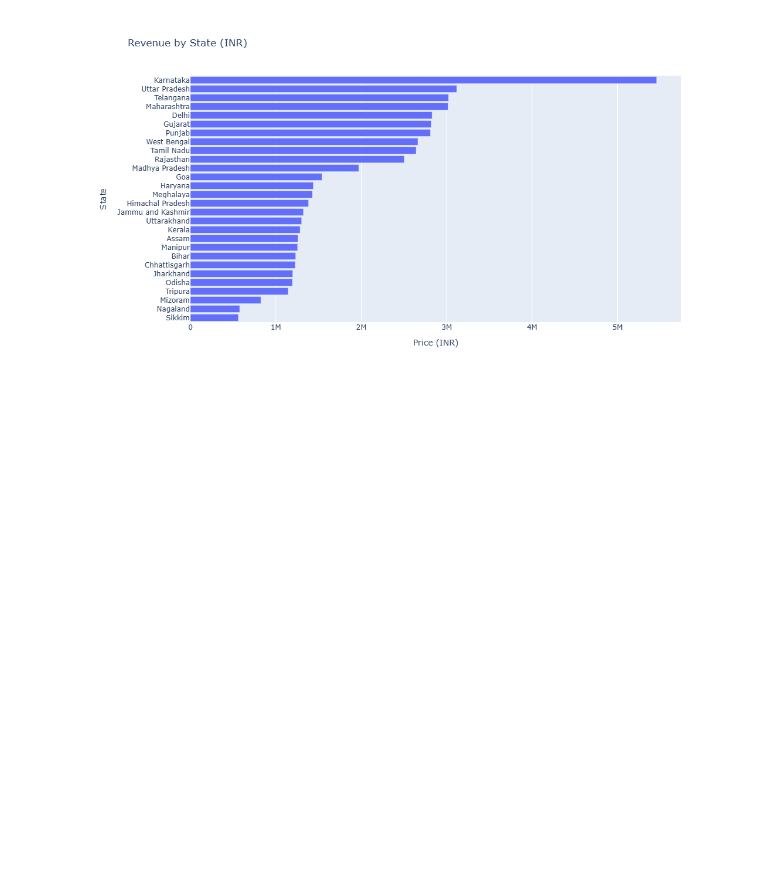
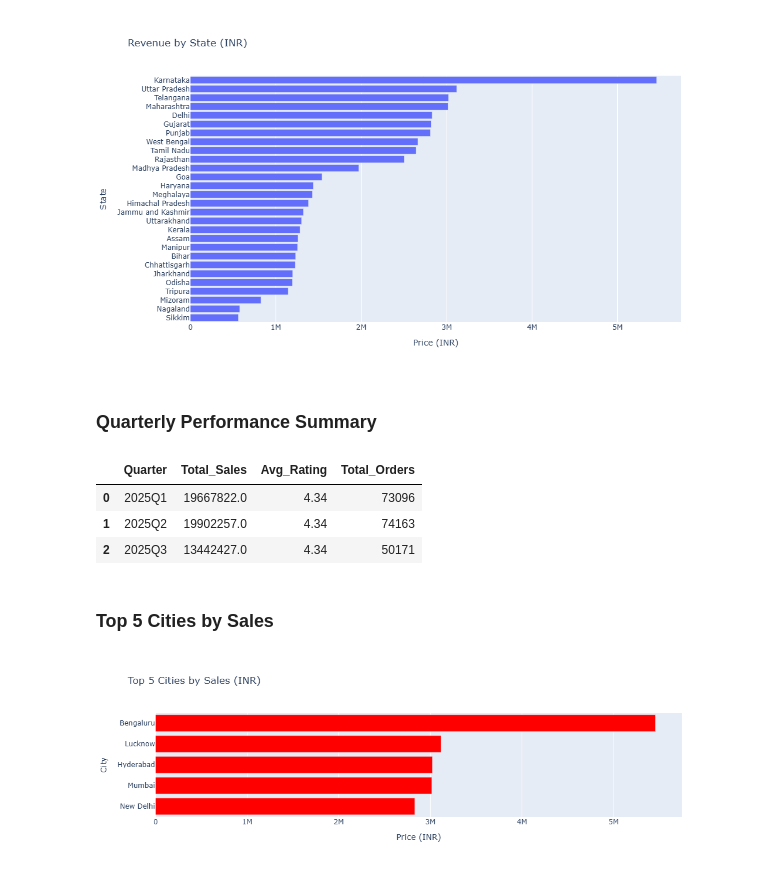
Before and after one commit to MrShuju/Swiggy-Sales-Dashboard, a Jupyter notebook: Swiggy Sales Analysis.ipynb, the cells around one changed output. Drawn from its saved outputs; the diff is of its cells as text; code cells hidden in the pictures; blank space fills up the shorter version.

```diff
--- a/Swiggy Sales Analysis.ipynb
+++ b/Swiggy Sales Analysis.ipynb
@@ -228,3 +228,48 @@ fig.update_layout(height=600, yaxis=dict(autorange="reversed"))
 fig.show()
 # %% [output]
 [figure]
+# %% [markdown]
+### Quarterly Performance Summary
+# %%
+df["Order_Date"] = pd.to_datetime(df["Order Date"])
+df["Quarter"] = df["Order_Date"].dt.to_period("Q").astype(str)
+quarterly_summary=(
+    df.groupby("Quarter", as_index=False)
+    .agg(
+        Total_Sales=("Price (INR)", "sum"),
+        Avg_Rating=("Rating","mean"),
+        Total_Orders=("Order_Date","count")
+    )
+    .sort_values("Quarter")
+)
+quarterly_summary["Total_Sales"] = quarterly_summary["Total_Sales"].round(0)
+quarterly_summary["Avg_Rating"] = quarterly_summary["Avg_Rating"].round(2)
+
+quarterly_summary
+# %% [output]
+|  | Quarter | Total_Sales | Avg_Rating | Total_Orders |
+| 0 | 2025Q1 | 19667822.0 | 4.34 | 73096 |
+| 1 | 2025Q2 | 19902257.0 | 4.34 | 74163 |
+| 2 | 2025Q3 | 13442427.0 | 4.34 | 50171 |
+# %% [markdown]
+### Top 5 Cities by Sales
+# %%
+top_5_cities=(
+    df.groupby("City")["Price (INR)"]
+    .sum()
+    .nlargest(5)
+    .sort_values()
+    .reset_index()
+)
+fig=px.bar(
+    top_5_cities,
+    x="Price (INR)",
+    y="City",
+    orientation="h",
+    title="Top 5 Cities by Sales (INR)",
+    color_discrete_sequence=["red"]
+)
+
+fig.show()
+# %% [output]
+[figure, added]
```
Also changed, not shown: 1 other file.
